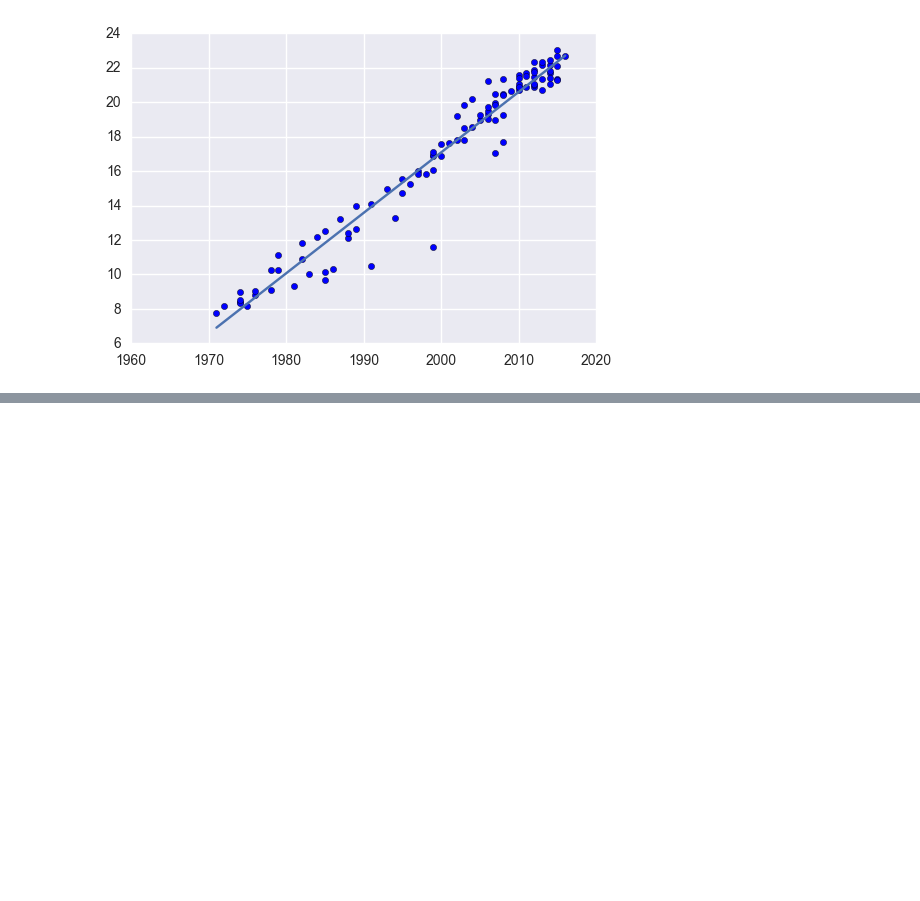
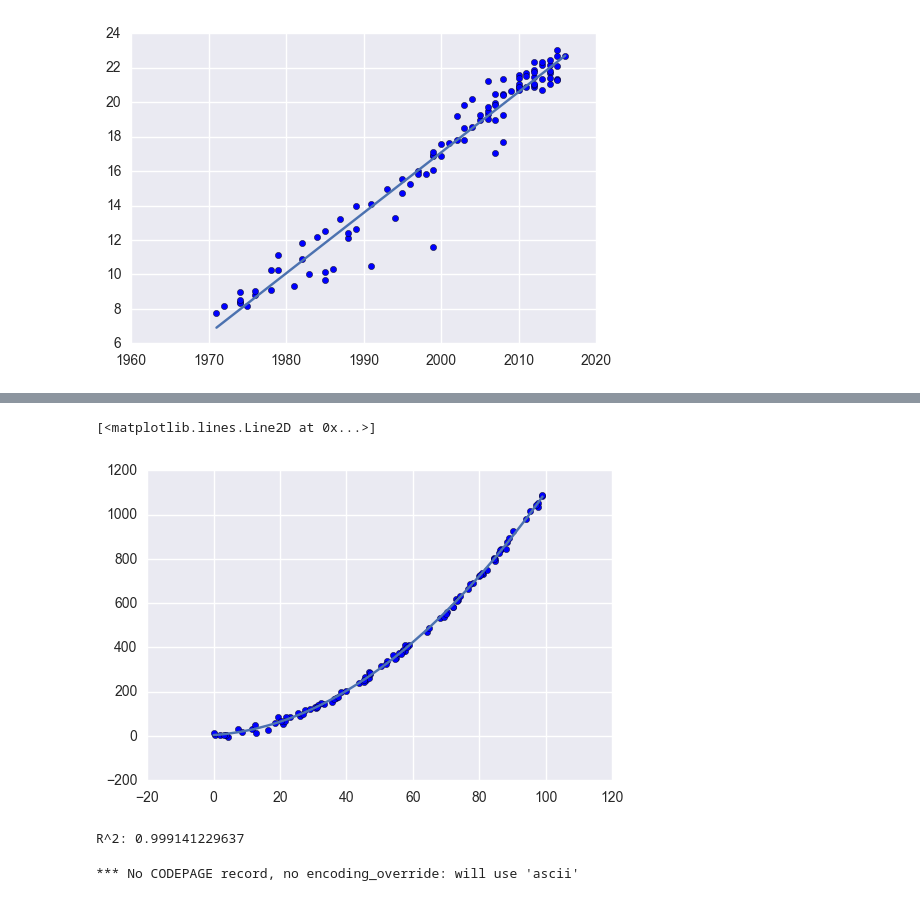
Before and after one commit to alvin319/book-notes, a Jupyter notebook: miscellaneous/linear_regression.ipynb, the cells around one changed output, grey strips where cells are left out. Cells and saved outputs as stored; diff of their text form; code cells hidden in the pictures; blank space fills up the shorter version.

```diff
--- a/miscellaneous/linear_regression.ipynb
+++ b/miscellaneous/linear_regression.ipynb
@@ -83,0 +144,24 @@ R^2: 0.952944285229
+# %%
+weight = np.linalg.solve(np.dot(X.T, X), np.dot(X.T, Y))
+Y_hat = np.dot(X, weight)
+
+plt.scatter(X[:,0], Y)
+plt.plot(sorted(X[:,0]), sorted(Y_hat))
+# %% [output]
+[<matplotlib.lines.Line2D at 0x...>]
+[figure, added]
+# %%
+# Compute R^2
+residual_squared_sum = np.sum(np.square(Y - Y_hat))
+total_squared_sum = np.sum(np.square(Y - np.mean(Y)))
+R_squared_score = 1 - (residual_squared_sum / total_squared_sum)
+print("R^2: {}".format(R_squared_score))
+# %% [output]
+R^2: 0.999141229637
+# %%
+# Predict blood pressure
+
+df = pd.read_excel('mlr02.xls')
+X = df.as_matrix()
+# %% [output]
+*** No CODEPAGE record, no encoding_override: will use 'ascii'
```
Also changed, not shown: parts of 9 cells of this notebook, 4 other files.
